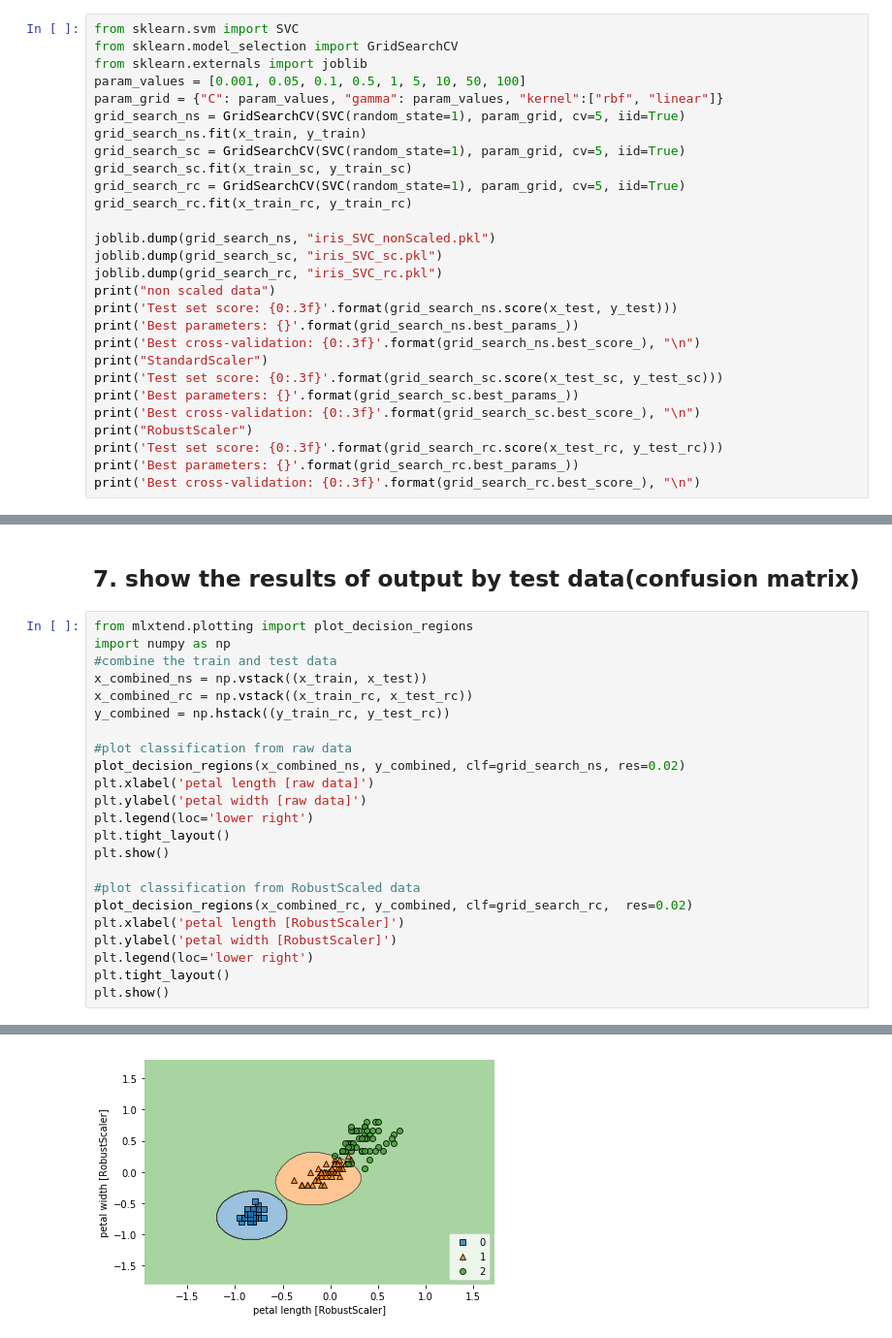
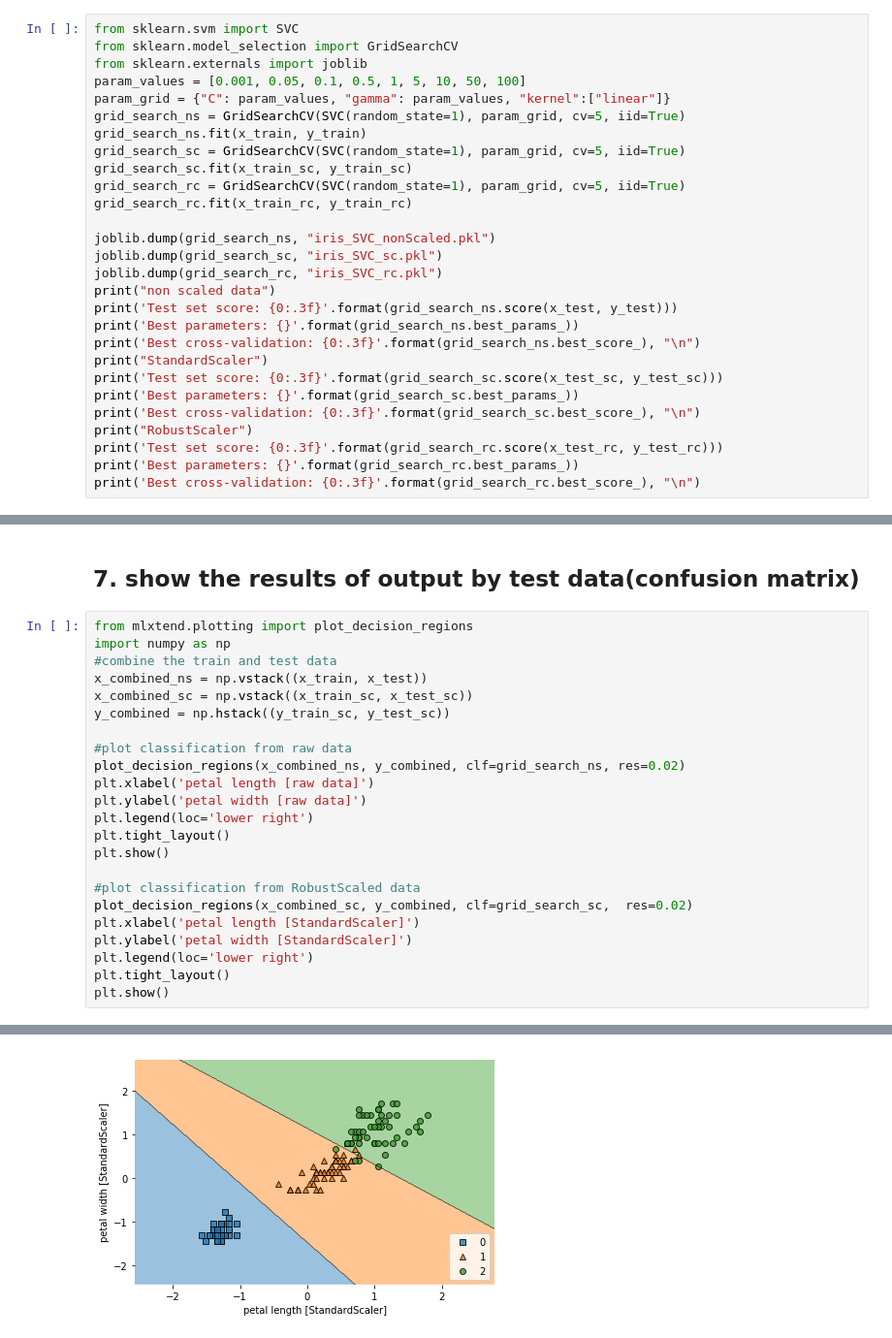
Before and after one commit to shin4488/Machine_Learning, a Jupyter notebook: SVM/iris/twoFeatures/SVM_iris_twoFeatures.ipynb, the cells around one changed output, grey strips where cells are left out. Shown: that part at 97% size. Saved outputs shown, nothing was run; the diff lists cells and outputs as text.

```diff
--- a/SVM/iris/twoFeatures/SVM_iris_twoFeatures.ipynb
+++ b/SVM/iris/twoFeatures/SVM_iris_twoFeatures.ipynb
@@ -122,7 +122,7 @@ from sklearn.svm import SVC
 from sklearn.model_selection import GridSearchCV
 from sklearn.externals import joblib
 param_values = [0.001, 0.05, 0.1, 0.5, 1, 5, 10, 50, 100]
-param_grid = {"C": param_values, "gamma": param_values, "kernel":["rbf", "linear"]}
+param_grid = {"C": param_values, "gamma": param_values, "kernel":["linear"]}
 grid_search_ns = GridSearchCV(SVC(random_state=1), param_grid, cv=5, iid=True)
 grid_search_ns.fit(x_train, y_train)
 grid_search_sc = GridSearchCV(SVC(random_state=1), param_grid, cv=5, iid=True)
@@ -165,29 +165,29 @@ Best cross-validation: 0.971
 # %%
 from mlxtend.plotting import plot_decision_regions
 import numpy as np
 #combine the train and test data
 x_combined_ns = np.vstack((x_train, x_test))
-x_combined_rc = np.vstack((x_train_rc, x_test_rc))
-y_combined = np.hstack((y_train_rc, y_test_rc))
+x_combined_sc = np.vstack((x_train_sc, x_test_sc))
+y_combined = np.hstack((y_train_sc, y_test_sc))
 
 #plot classification from raw data
 plot_decision_regions(x_combined_ns, y_combined, clf=grid_search_ns, res=0.02)
 plt.xlabel('petal length [raw data]')
 plt.ylabel('petal width [raw data]')
 plt.legend(loc='lower right')
 plt.tight_layout()
 plt.show()
 
 #plot classification from RobustScaled data
-plot_decision_regions(x_combined_rc, y_combined, clf=grid_search_rc,  res=0.02)
-plt.xlabel('petal length [RobustScaler]')
-plt.ylabel('petal width [RobustScaler]')
+plot_decision_regions(x_combined_sc, y_combined, clf=grid_search_sc,  res=0.02)
+plt.xlabel('petal length [StandardScaler]')
+plt.ylabel('petal width [StandardScaler]')
 plt.legend(loc='lower right')
 plt.tight_layout()
 plt.show()
 # %% [output]
 [figure]
-[figure, old version]
+[figure, new version]
 # %%
 from sklearn.metrics import accuracy_score, precision_score, confusion_matrix
 import seaborn as sns
```
Also changed, not shown: parts of 4 cells of this notebook, 1 other file.
